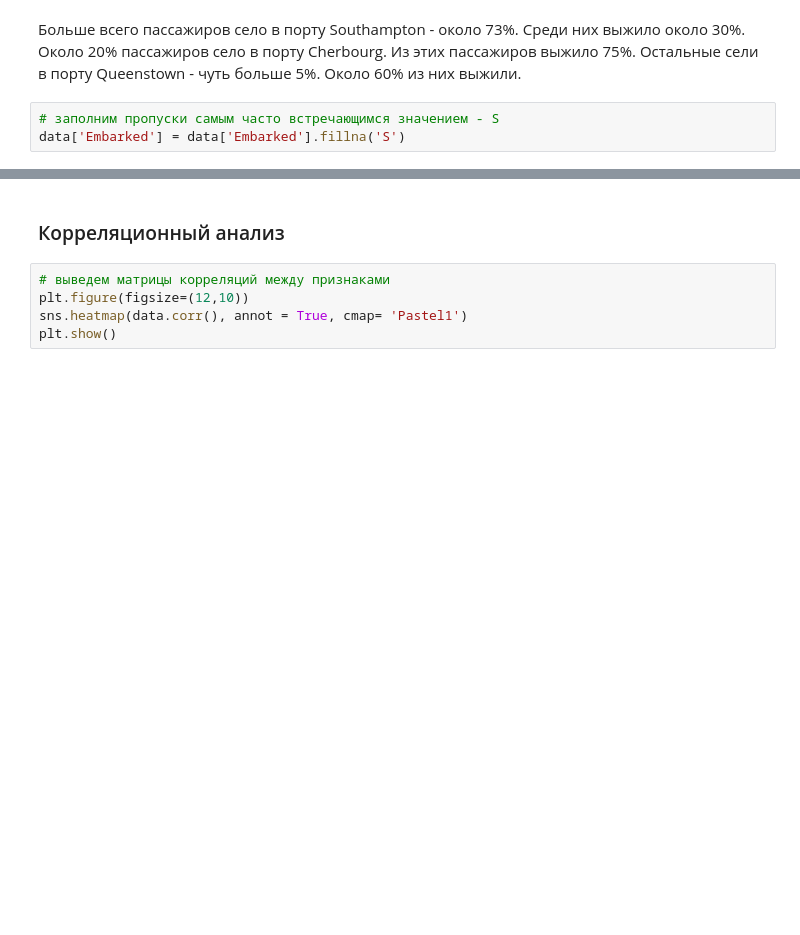
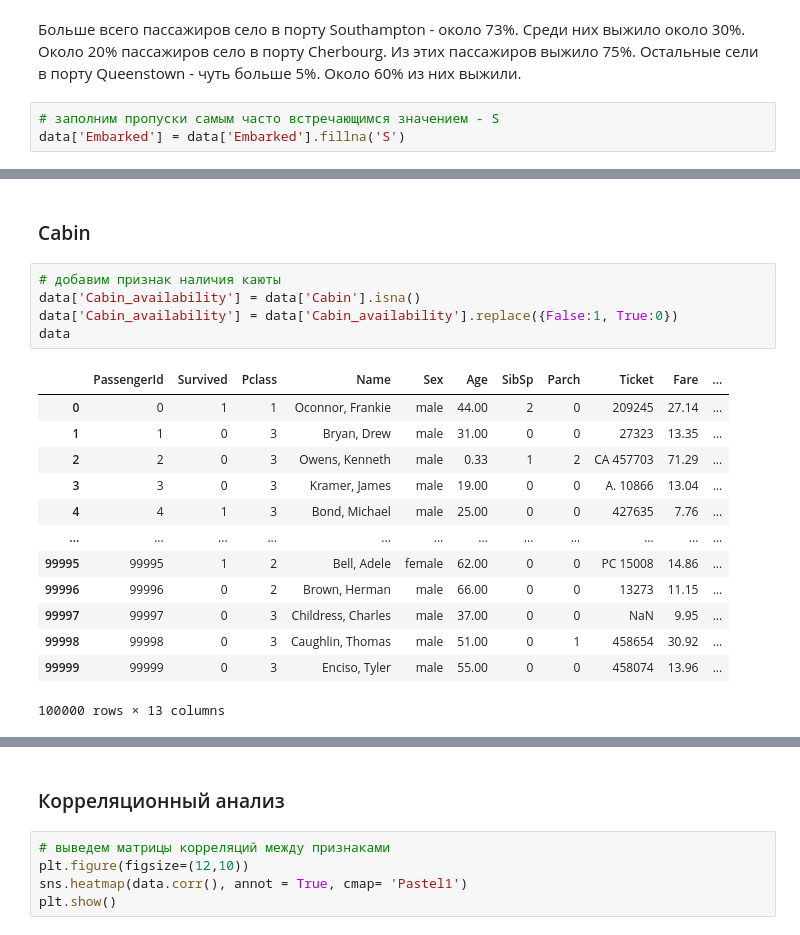
Before and after one commit to Alexandr-M-85/RS_School_ML_intro, a Jupyter notebook: eda.ipynb, the cells around one changed output, grey strips where cells are left out. Saved outputs shown, nothing was run; the diff lists cells and outputs as text; blank space fills up the shorter version.

```diff
--- a/eda.ipynb
+++ b/eda.ipynb
@@ -347,0 +364,21 @@ data['Embarked'] = data['Embarked'].fillna('S')
+# %% [markdown]
+### Cabin
+# %%
+# добавим признак наличия каюты
+data['Сabin_availability'] = data['Cabin'].isna()
+data['Сabin_availability'] = data['Сabin_availability'].replace({False:1, True:0})
+data
+# %% [output]
+|  | PassengerId | Survived | Pclass | Name | Sex | Age | SibSp | Parch | Ticket | Fare | ... |
+| 0 | 0 | 1 | 1 | Oconnor, Frankie | male | 44.00 | 2 | 0 | 209245 | 27.14 | ... |
+| 1 | 1 | 0 | 3 | Bryan, Drew | male | 31.00 | 0 | 0 | 27323 | 13.35 | ... |
+| 2 | 2 | 0 | 3 | Owens, Kenneth | male | 0.33 | 1 | 2 | CA 457703 | 71.29 | ... |
+| 3 | 3 | 0 | 3 | Kramer, James | male | 19.00 | 0 | 0 | A. 10866 | 13.04 | ... |
+| 4 | 4 | 1 | 3 | Bond, Michael | male | 25.00 | 0 | 0 | 427635 | 7.76 | ... |
+| ... | ... | ... | ... | ... | ... | ... | ... | ... | ... | ... | ... |
+| 99995 | 99995 | 1 | 2 | Bell, Adele | female | 62.00 | 0 | 0 | PC 15008 | 14.86 | ... |
+| 99996 | 99996 | 0 | 2 | Brown, Herman | male | 66.00 | 0 | 0 | 13273 | 11.15 | ... |
+| 99997 | 99997 | 0 | 3 | Childress, Charles | male | 37.00 | 0 | 0 | NaN | 9.95 | ... |
+| 99998 | 99998 | 0 | 3 | Caughlin, Thomas | male | 51.00 | 0 | 1 | 458654 | 30.92 | ... |
+| 99999 | 99999 | 0 | 3 | Enciso, Tyler | male | 55.00 | 0 | 0 | 458074 | 13.96 | ... |
+100000 rows × 13 columns
```
Also changed, not shown: parts of 6 cells of this notebook.
